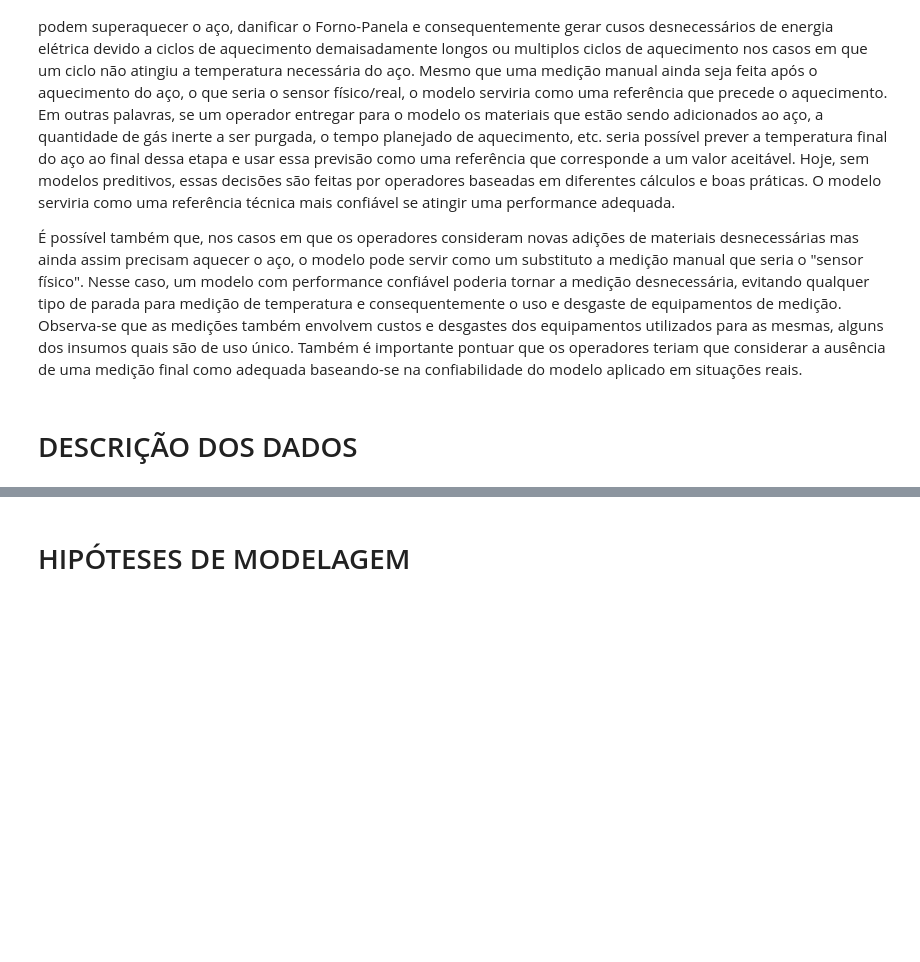
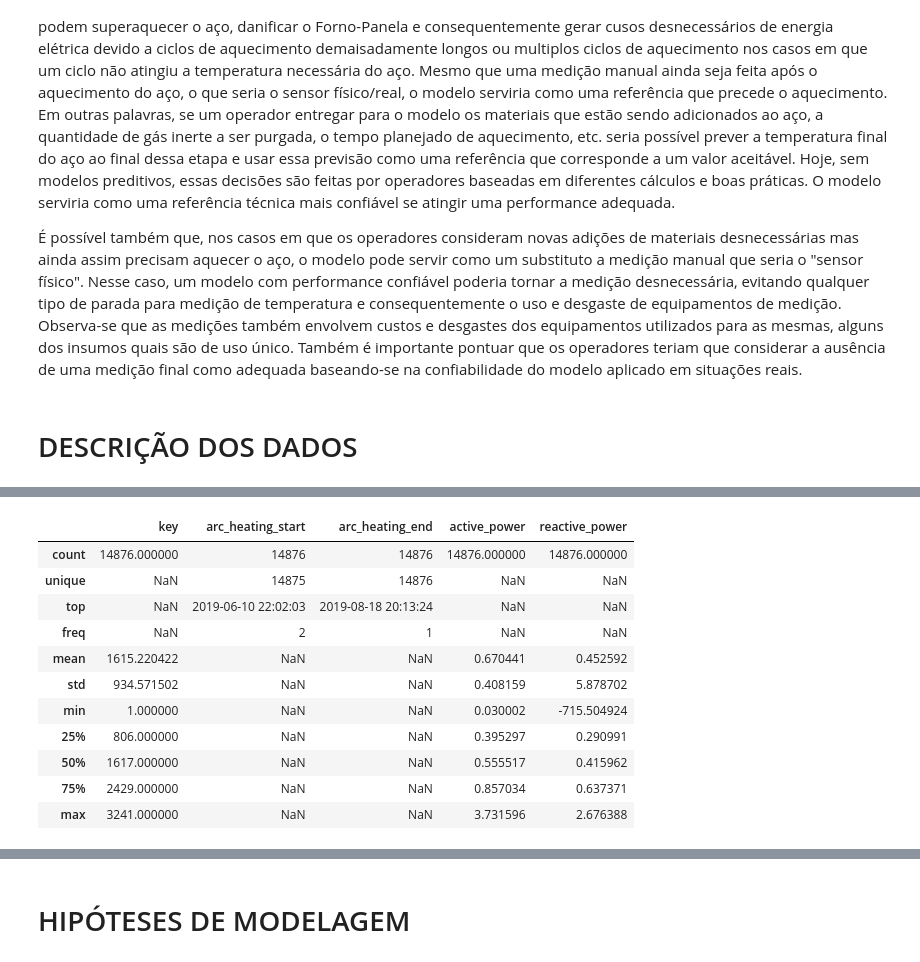
Before and after one commit to danendless/TT-Sprint17-FINAL-PROJECT, a Jupyter notebook: notebooks/steelproof_notebook_work_plan.ipynb, the cells around one changed output, grey strips where cells are left out. Saved outputs shown, nothing was run; the diff lists cells and outputs as text; code cells hidden in the pictures; blank space fills up the shorter version.

Commit message:
add: DESCRIPTION OF DATA for data_arc_en

```diff
--- a/notebooks/steelproof_notebook_work_plan.ipynb
+++ b/notebooks/steelproof_notebook_work_plan.ipynb
@@ -71,2 +74,37 @@ from pathlib import Path
+# %%
+data_location = Path("../data/final_steel_en/")
+# %%
+## helper function -> snake_case
+
+
+def snake_case_columns(df:pd.DataFrame):
+    df.columns = (
+        df.columns.str.lower()
+        .str.strip()
+        .str.replace("-","_")
+        .str.replace(" ","_")
+    )
+    return df
+# %%
+data_arc_en = pd.read_csv(data_location / "data_arc_en.csv")
+data_arc_en = snake_case_columns(data_arc_en)
+
+data_bulk_en = pd.read_csv(data_location / "data_bulk_en.csv")
+data_bulk_en = snake_case_columns(data_bulk_en)
+
+data_bulk_time_en = pd.read_csv(data_location / "data_bulk_time_en.csv")
+data_bulk_time_en = snake_case_columns(data_bulk_time_en)
+
+data_gas_en = pd.read_csv(data_location / "data_gas_en.csv")
+data_gas_en = snake_case_columns(data_gas_en)
+
+data_temp_en = pd.read_csv(data_location / "data_temp_en.csv")
+data_temp_en = snake_case_columns(data_temp_en)
+
+data_wire_en = pd.read_csv(data_location / "data_wire_en.csv")
+data_wire_en = snake_case_columns(data_wire_en)
+
+data_wire_time_en = pd.read_csv(data_location / "data_wire_time_en.csv")
+data_wire_time_en = snake_case_columns(data_wire_time_en)
 # %% [markdown]
 ## Dados dos Eletrodos (data_arc_en.csv)
@@ -72,0 +146,15 @@ from pathlib import Path
+# %%
+data_arc_en.describe(include='all')
+# %% [output]
+|  | key | arc_heating_start | arc_heating_end | active_power | reactive_power |
+| count | 14876.000000 | 14876 | 14876 | 14876.000000 | 14876.000000 |
+| unique | NaN | 14875 | 14876 | NaN | NaN |
+| top | NaN | 2019-06-10 22:02:03 | 2019-08-18 20:13:24 | NaN | NaN |
+| freq | NaN | 2 | 1 | NaN | NaN |
+| mean | 1615.220422 | NaN | NaN | 0.670441 | 0.452592 |
+| std | 934.571502 | NaN | NaN | 0.408159 | 5.878702 |
+| min | 1.000000 | NaN | NaN | 0.030002 | -715.504924 |
+| 25% | 806.000000 | NaN | NaN | 0.395297 | 0.290991 |
+| 50% | 1617.000000 | NaN | NaN | 0.555517 | 0.415962 |
+| 75% | 2429.000000 | NaN | NaN | 0.857034 | 0.637371 |
+| max | 3241.000000 | NaN | NaN | 3.731596 | 2.676388 |
```
Also changed, not shown: parts of 29 cells of this notebook.
